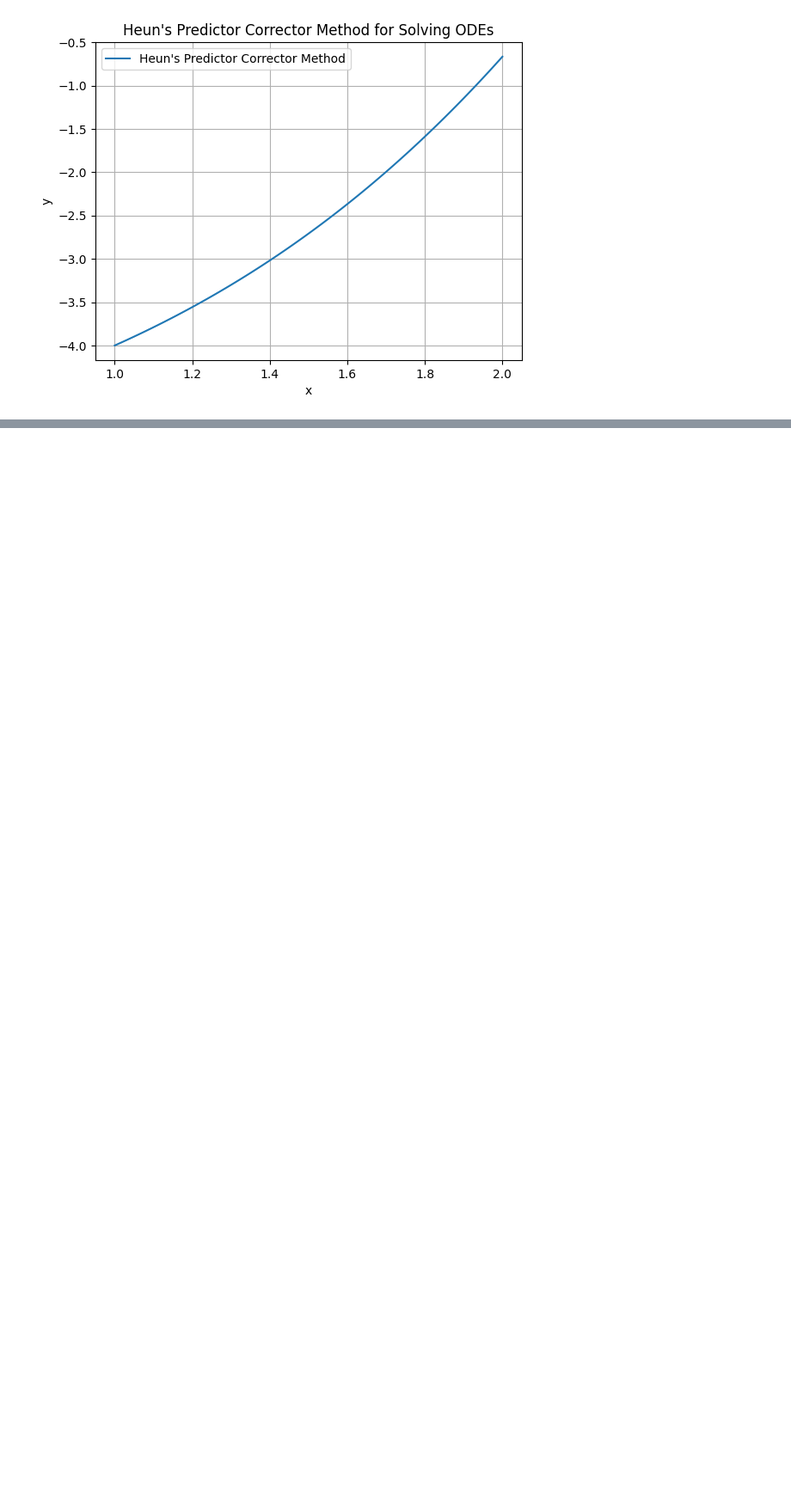
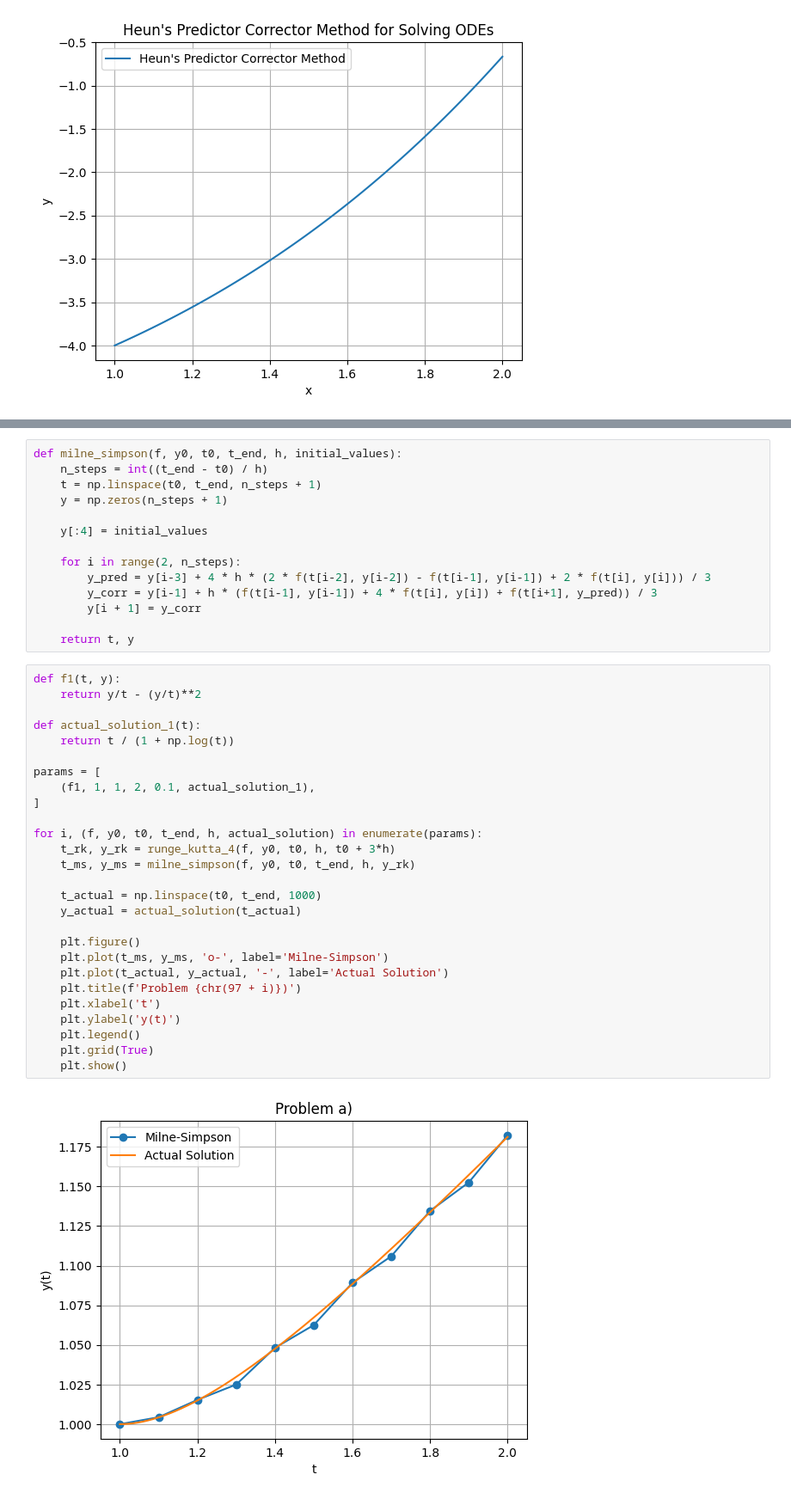
Before and after one commit to maple1606/Math-Notebook, a Jupyter notebook: ODEs/ODEs.ipynb, the cells around one changed output, grey strips where cells are left out. Shown at 86% size. Saved outputs shown, nothing was run; the diff lists cells and outputs as text; blank space fills up the shorter version.

```diff
--- a/ODEs/ODEs.ipynb
+++ b/ODEs/ODEs.ipynb
@@ -146,0 +191,43 @@ plt.show()
+# %%
+def milne_simpson(f, y0, t0, t_end, h, initial_values):
+    n_steps = int((t_end - t0) / h)
+    t = np.linspace(t0, t_end, n_steps + 1)
+    y = np.zeros(n_steps + 1)
+
+    y[:4] = initial_values
+
+    for i in range(2, n_steps):
+        y_pred = y[i-3] + 4 * h * (2 * f(t[i-2], y[i-2]) - f(t[i-1], y[i-1]) + 2 * f(t[i], y[i])) / 3
+        y_corr = y[i-1] + h * (f(t[i-1], y[i-1]) + 4 * f(t[i], y[i]) + f(t[i+1], y_pred)) / 3
+        y[i + 1] = y_corr
+
+    return t, y
+# %%
+def f1(t, y):
+    return y/t - (y/t)**2
+
+def actual_solution_1(t):
+    return t / (1 + np.log(t))
+
+params = [
+    (f1, 1, 1, 2, 0.1, actual_solution_1),
+]
+
+for i, (f, y0, t0, t_end, h, actual_solution) in enumerate(params):
+    t_rk, y_rk = runge_kutta_4(f, y0, t0, h, t0 + 3*h)
+    t_ms, y_ms = milne_simpson(f, y0, t0, t_end, h, y_rk)
+
+    t_actual = np.linspace(t0, t_end, 1000)
+    y_actual = actual_solution(t_actual)
+
+    plt.figure()
+    plt.plot(t_ms, y_ms, 'o-', label='Milne-Simpson')
+    plt.plot(t_actual, y_actual, '-', label='Actual Solution')
+    plt.title(f'Problem {chr(97 + i)})')
+    plt.xlabel('t')
+    plt.ylabel('y(t)')
+    plt.legend()
+    plt.grid(True)
+    plt.show()
+# %% [output]
+[figure, added]
```
Also changed, not shown: parts of 4 cells of this notebook, 6 other files.
